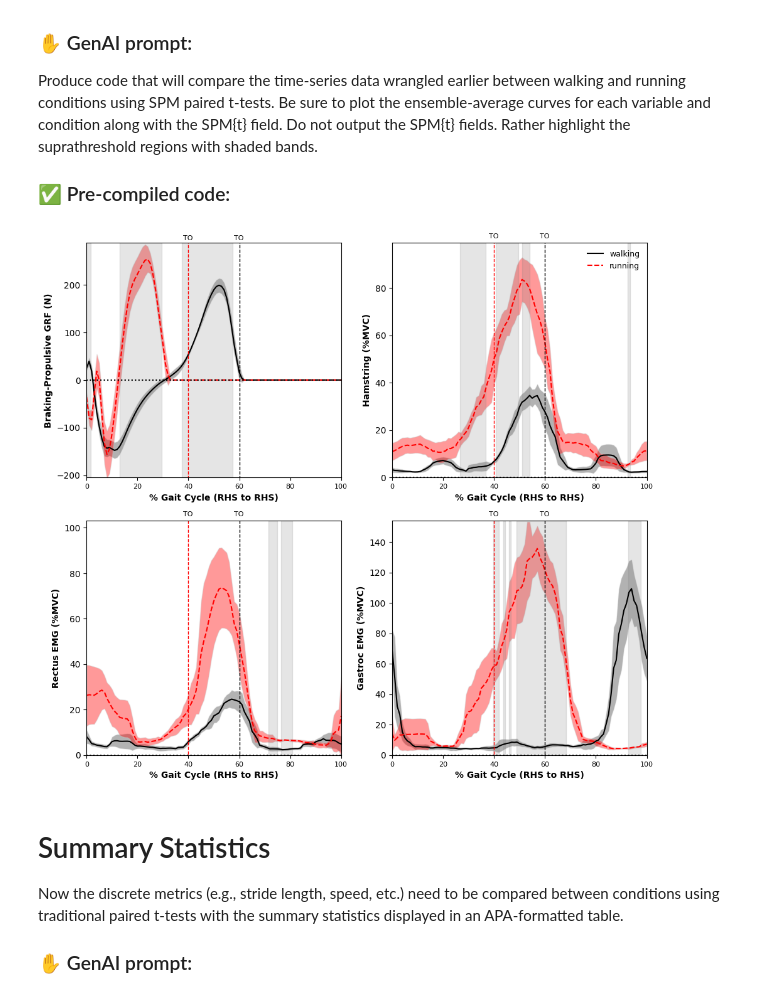
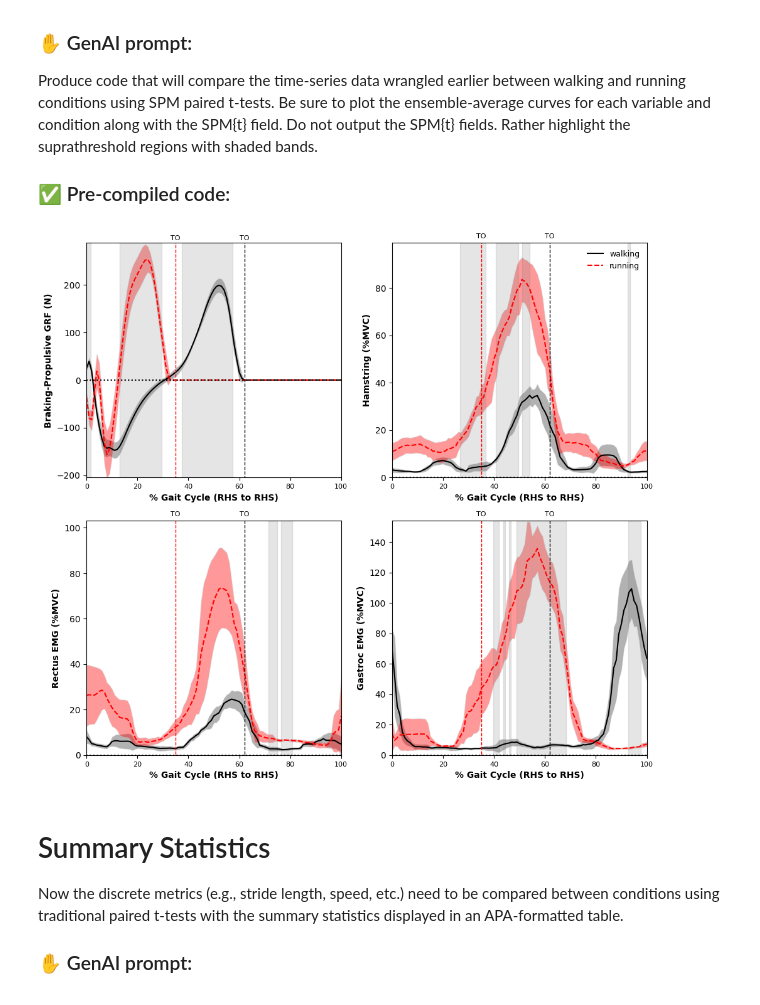
Before and after one commit to plnu-biomechanics/kin6015, a Jupyter notebook: notebooks/kin6015_lab4.ipynb, the cells around one changed output. Saved outputs shown, nothing was run; the diff lists cells and outputs as text; code cells hidden in the pictures.

```diff
--- a/notebooks/kin6015_lab4.ipynb
+++ b/notebooks/kin6015_lab4.ipynb
@@ -451,10 +455,10 @@ def plot_spm(ax, Y1, Y2, label_Y1, label_Y2, x_label, y_label, y_limits, units,
     ypos = y_limits[1] + y_limits[1]*.02          # event labels
     ax.set_xticklabels(percentages.astype(int), fontsize=8)  # Set labels as integers (0, 10%, ..., 100%)
     # ax.set_xticks(x_ticks)
-    ax.vlines(x=40, ymin=y_limits[0]-100, ymax=y_limits[1]+100, color='r', linestyle='--', lw=1)
-    ax.text(38, ypos, 'TO', fontsize=8)
-    ax.vlines(x=60, ymin=y_limits[0]-100, ymax=y_limits[1]+100, color='k', linestyle='--', lw=1)
-    ax.text(58, ypos, 'TO', fontsize=8)
+    ax.vlines(x=35, ymin=y_limits[0]-100, ymax=y_limits[1]+100, color='r', linestyle='--', lw=1)
+    ax.text(33, ypos, 'TO', fontsize=8)
+    ax.vlines(x=62, ymin=y_limits[0]-100, ymax=y_limits[1]+100, color='k', linestyle='--', lw=1)
+    ax.text(60, ypos, 'TO', fontsize=8)
     ax.set_xlabel(x_label, fontsize=10, fontweight='bold')
     ax.set_ylabel(y_label, fontsize=10, fontweight='bold') if y_label else ax.set_ylabel("")
     ax.set_xlim(0, 100)
@@ -630,34 +634,34 @@ if len(all_data_for_y_limits) > 0:
     max_val = np.max(all_data_for_y_limits)
     if min_val > 0:
         min_val = 0
 else: # If all data is NaN after concatenation and filtering
     min_val = -1.0 # Default to some reasonable range if all data is NaN
     max_val = 1.0
 
 # min_val = 0 # Removed hardcoded limits
 # max_val = 1000 # Removed hardcoded limits
 y_limits = [min_val, max_val] # Use dynamically calculated limits
 
 # Subplot 4
 ax4 = pyplot.subplot(2, 2, 4) # Changed to 2 rows, 2 columns, position 1, now ax4
 plot_spm(
     ax4, YA, YB,
     label_Y1="walking",
     label_Y2="running",
     x_label = xlabel,
     y_label=f'{ylabel} ({units})',
     y_limits=y_limits,
     units=units,
     color_Y1='k',
     color_Y2='r',
     show_legend=False
 )
 
 ### plot SPM results:
 pyplot.tight_layout()
 pyplot.show()
 # %% [output]
-[figure, old version]
+[figure, new version]
 # %% [markdown]
 
 # Summary Statistics
```
Also changed, not shown: parts of 2 cells of this notebook.
